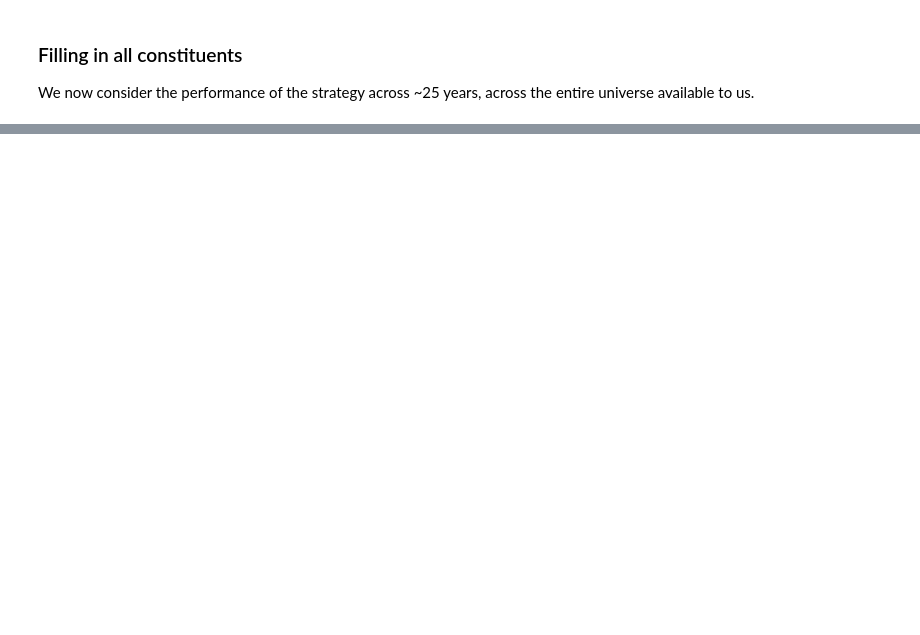
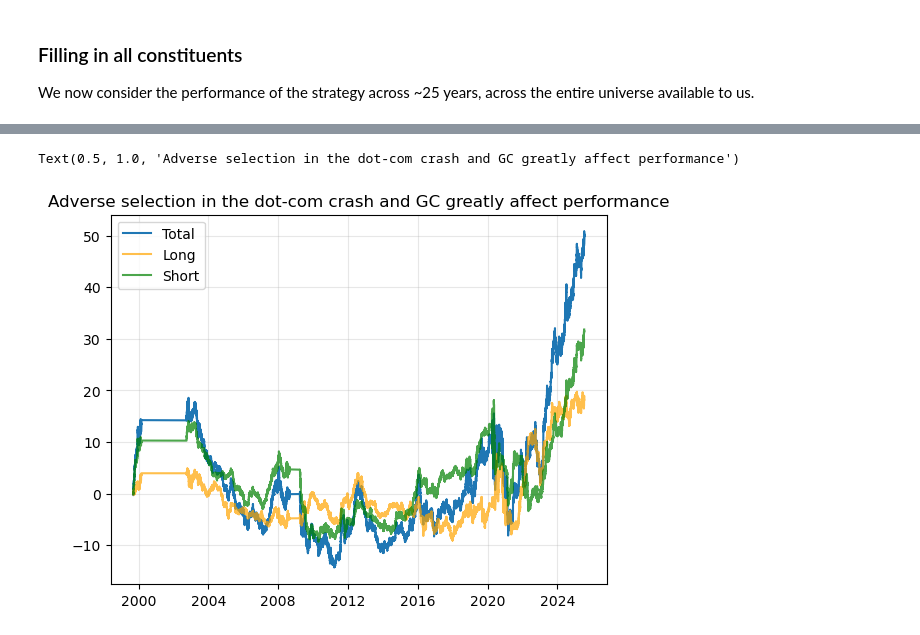
Before and after one commit to haezera/stat-arb-in-us-equities, a Jupyter notebook: research/backtest.ipynb, the cells around one changed output, grey strips where cells are left out. Drawn from its saved outputs; the diff is of its cells as text; code cells hidden in the pictures; blank space fills up the shorter version.

```diff
--- a/research/backtest.ipynb
+++ b/research/backtest.ipynb
@@ -332,0 +354,35 @@ hedge_leg
+# %%
+adverse_periods = [
+    ('2000-03-01', '2004-10-01'),  # Dot-com bust
+    ('2008-09-01', '2009-04-01'),  # GFC
+    ('2020-02-15', '2020-04-01'),  # COVID crash
+    ('2025-04-01', '2025-05-01'),  # Tariff/vol spike
+]
+
+mask = pd.Series(True, index=strategy_total.index)
+
+for start, end in adverse_periods:
+    mask &= ~strategy_total['date'].between(start, end)
+
+no_adverse = strategy_total[mask].copy()
+# %%
+no_adverse['cum_return'] = no_adverse['return'].cumsum()
+# %%
+no_adverse_long = no_adverse[no_adverse['signal'] == 1].copy()
+no_adverse_short = no_adverse[no_adverse['signal'] == -1].copy()
+
+no_adverse_long['return'] = no_adverse_long['log_return_edge'] - no_adverse_long['log_return_hedge']
+no_adverse_long['return'] = no_adverse_long['log_return_hedge'] - no_adverse_long['log_return_edge']
+
+no_adverse_total = pd.concat([no_adverse_long, no_adverse_short]).sort_values('date')
+no_adverse_total['cum_return'] = no_adverse_total['return'].cumsum()
+# %%
+plt.plot(no_adverse_total['date'], no_adverse_total['cum_return'], label='Total')
+plt.plot(no_adverse_long['date'], no_adverse_long['return'].cumsum(), color='orange', label='Long', alpha=0.7)
+plt.plot(no_adverse_short['date'], no_adverse_short['return'].cumsum(), color='green', label='Short', alpha=0.7)
+plt.grid(alpha=0.3)
+plt.legend()
+plt.title('Adverse selection in the dot-com crash and GC greatly affect performance')
+# %% [output]
+Text(0.5, 1.0, 'Adverse selection in the dot-com crash and GC greatly affect performance')
+[figure, added]
```
Also changed, not shown: parts of 14 cells of this notebook, 1 other file.
